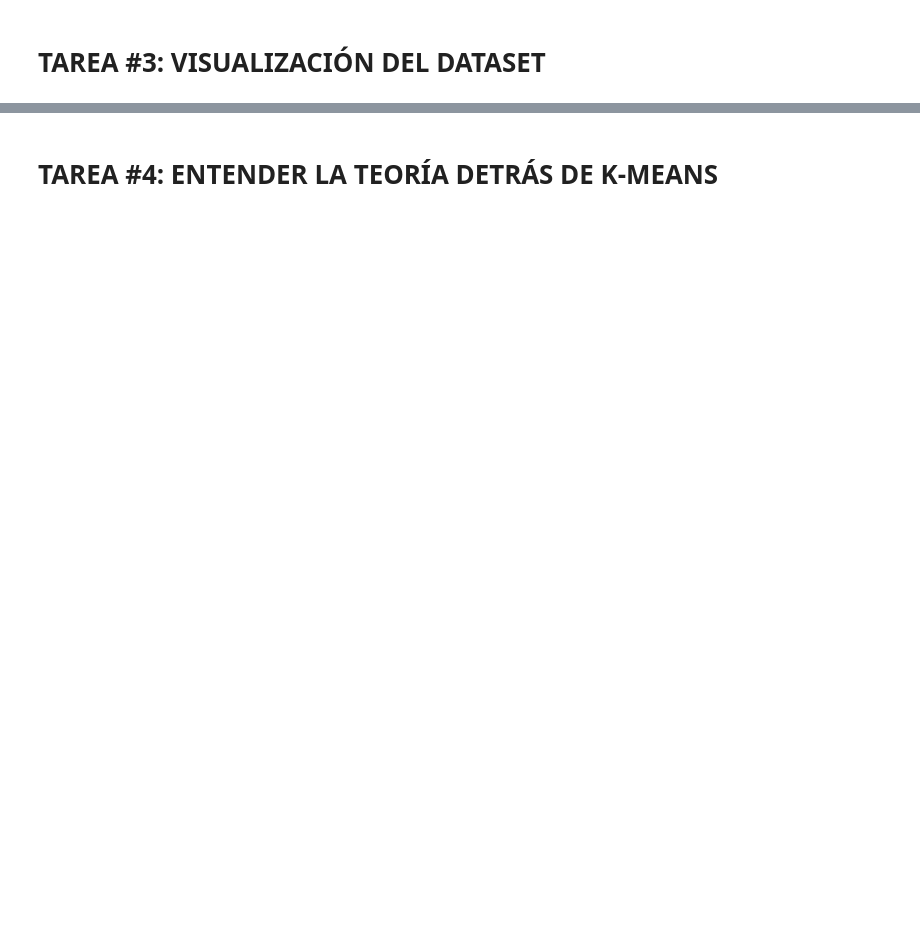
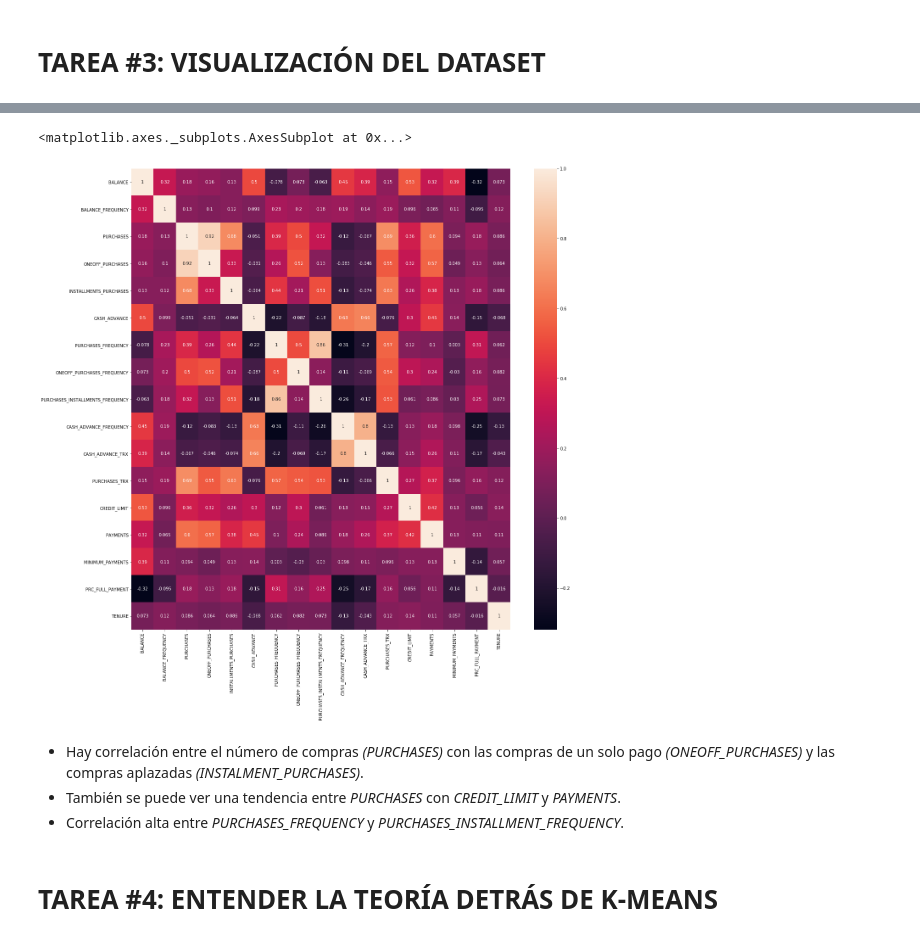
Before and after one commit to dasafo/ds4b, a Jupyter notebook: 2. Marketing Department/Esqueleto_Departamento_de_Marketing.ipynb, the cells around one changed output, grey strips where cells are left out. Cells and saved outputs as stored; diff of their text form; code cells hidden in the pictures; blank space fills up the shorter version.

```diff
--- a/2. Marketing Department/Esqueleto_Departamento_de_Marketing.ipynb
+++ b/2. Marketing Department/Esqueleto_Departamento_de_Marketing.ipynb
@@ -170,3 +224,15 @@ Este cliente hizo un total de `123` transacciones por adelantado y nunca paga su
+# %%
+correlations =df.corr()
+# %%
+f ,ax = plt.subplots(figsize= (20,20))
+sns.heatmap(correlations, annot =True)
+# %% [output]
+<matplotlib.axes._subplots.AxesSubplot at 0x...>
+[figure, added]
+# %% [markdown]
+* Hay correlación entre el número de compras *(PURCHASES)* con las compras de un solo pago *(ONEOFF_PURCHASES)* y las compras aplazadas *(INSTALMENT_PURCHASES)*.
+* También se puede ver una tendencia entre *PURCHASES* con *CREDIT_LIMIT* y *PAYMENTS*.
+* Correlación alta entre *PURCHASES_FREQUENCY* y *PURCHASES_INSTALLMENT_FREQUENCY*.
 # %% [markdown]
 # TAREA #4: ENTENDER LA TEORÍA DETRÁS DE K-MEANS
 # %% [markdown]
```
Also changed, not shown: parts of 24 cells of this notebook, 1 other file.
